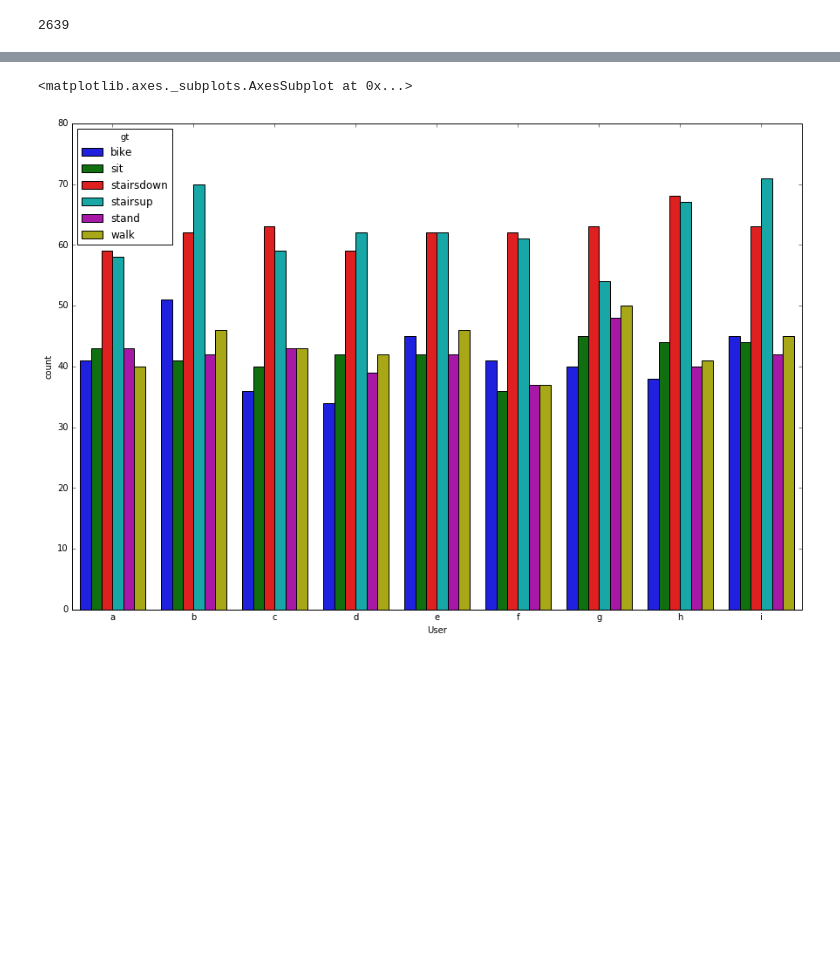
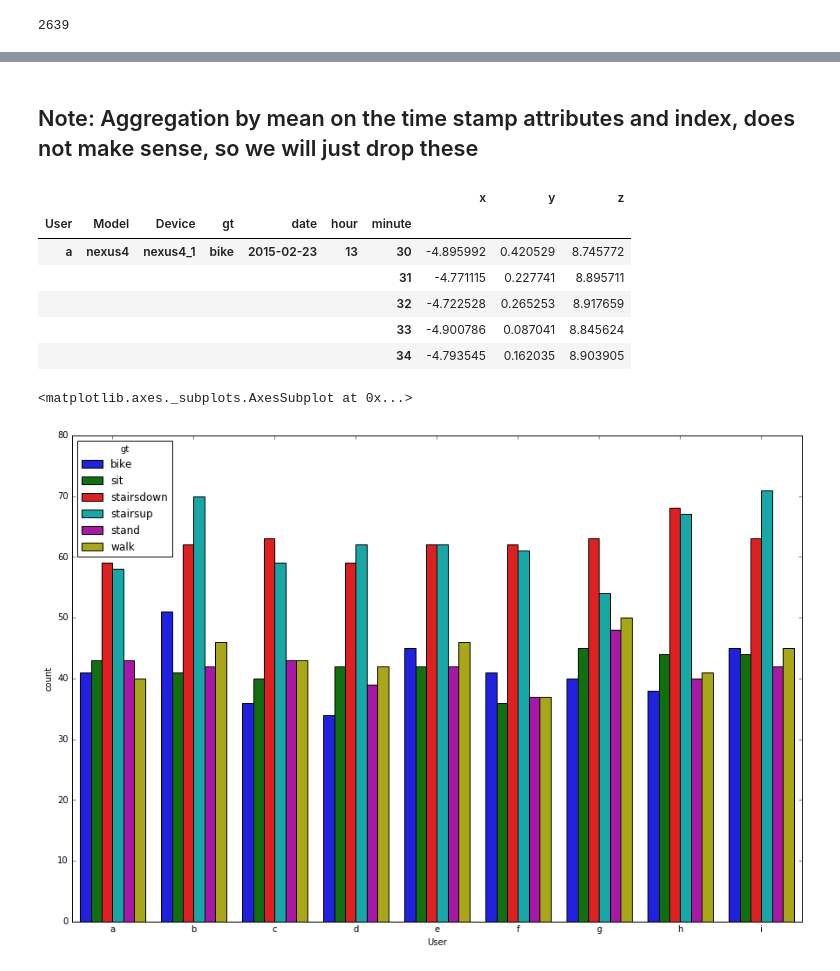
Before and after one commit to rajivsam/Activity_Recognition, a Jupyter notebook: dask_group_by_user_analysis.ipynb, the cells around one changed output, grey strips where cells are left out. Drawn from its saved outputs; the diff is of its cells as text; code cells hidden in the pictures; blank space fills up the shorter version.

```diff
--- a/dask_group_by_user_analysis.ipynb
+++ b/dask_group_by_user_analysis.ipynb
@@ -83,2 +108,16 @@ dfgb.head(20)
+# %% [markdown]
+## Note: Aggregation by mean on the time stamp attributes and index, does not make sense, so we will just drop these
+# %%
+req_cols = ["x", "y", "z"]
+dfgb = dfgb[req_cols]
+dfgb.head()
+# %% [output]
+|  |  |  |  |  |  |  | x | y | z |
+| User | Model | Device | gt | date | hour | minute |  |  |  |
+| a | nexus4 | nexus4_1 | bike | 2015-02-23 | 13 | 30 | -4.895992 | 0.420529 | 8.745772 |
+|  |  |  |  |  |  | 31 | -4.771115 | 0.227741 | 8.895711 |
+|  |  |  |  |  |  | 32 | -4.722528 | 0.265253 | 8.917659 |
+|  |  |  |  |  |  | 33 | -4.900786 | 0.087041 | 8.845624 |
+|  |  |  |  |  |  | 34 | -4.793545 | 0.162035 | 8.903905 |
 # %%
 import seaborn as sns
```
Also changed, not shown: parts of 34 cells of this notebook.
